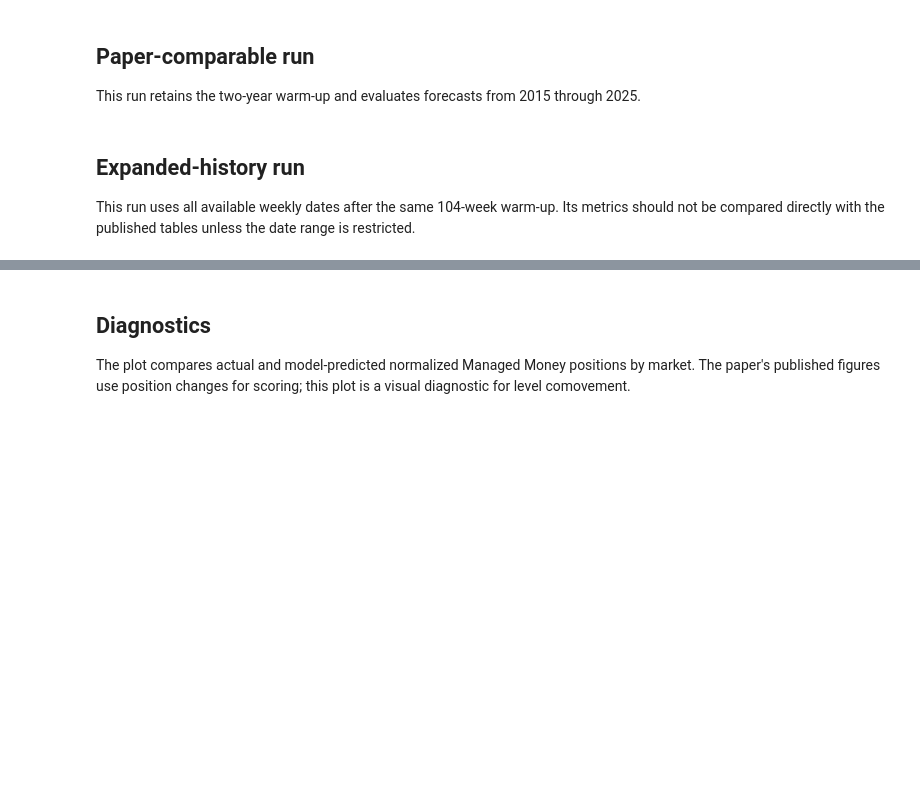
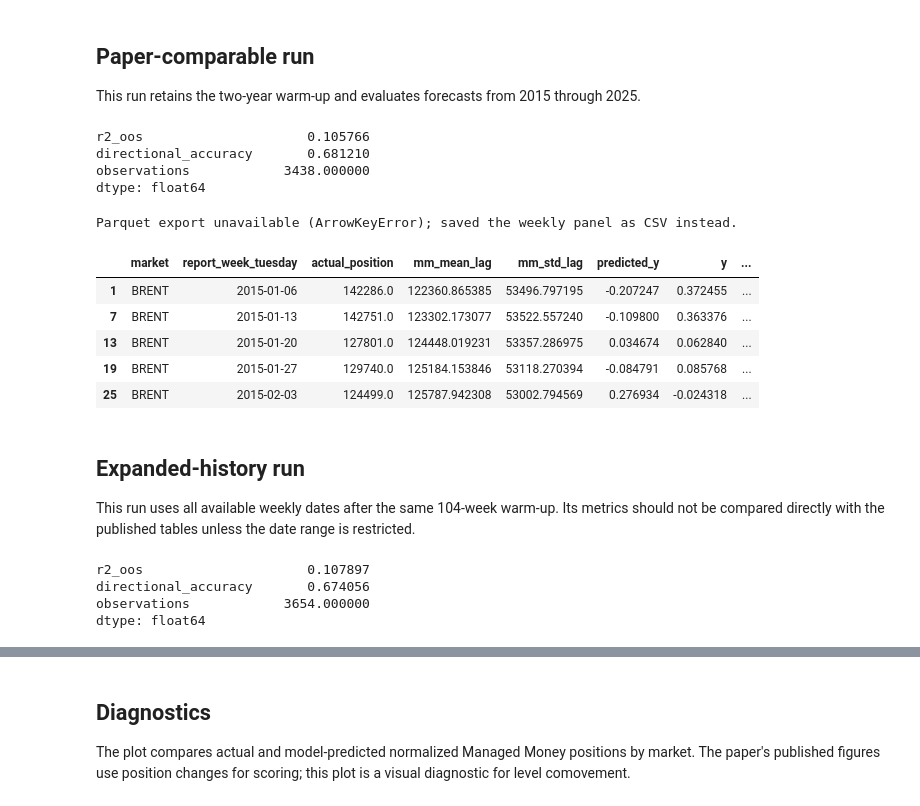
Before and after one commit to julienwax/Capstone, a Jupyter notebook: paper_replication/notebooks/replicate_insight_177.ipynb, the cells around one changed output, grey strips where cells are left out. Saved outputs shown, nothing was run; the diff lists cells and outputs as text; code cells hidden in the pictures; blank space fills up the shorter version.

```diff
--- a/paper_replication/notebooks/replicate_insight_177.ipynb
+++ b/paper_replication/notebooks/replicate_insight_177.ipynb
@@ -7,13 +7,20 @@ The OOS protocol follows Insight 177: for each Tuesday evaluation date, the mode
 # %%
 from pathlib import Path
 import sys
+import importlib
 import pandas as pd
 import matplotlib.pyplot as plt
 
 PROJECT_ROOT = Path.cwd().resolve().parent if Path.cwd().name == 'notebooks' else Path.cwd().resolve()
 sys.path.insert(0, str(PROJECT_ROOT / 'src'))
 
-from paper_replication import ReplicationConfig, run_replication, MARKETS
+import paper_replication
+import paper_replication.data as data_module
+import paper_replication.evaluate as evaluate_module
+importlib.reload(data_module)
+evaluate_module = importlib.reload(evaluate_module)
+from paper_replication import ReplicationConfig, MARKETS
+run_replication = evaluate_module.run_replication
 
 DATA_DIR = PROJECT_ROOT / 'data_required'
 OUTPUT_DIR = PROJECT_ROOT / 'outputs'
@@ -32,23 +43,45 @@ config
 
 This run retains the two-year warm-up and evaluates forecasts from 2015 through 2025.
 # %%
-paper_run = run_replication(config, expanded=False)
+paper_run = run_replication(config, expanded=False, progress=True)
 paper_metrics = paper_run['metrics']
 paper_metrics
+# %% [output]
+r2_oos                     0.105766
+directional_accuracy       0.681210
+observations            3438.000000
+dtype: float64
 # %%
 paper_predictions = paper_run['predictions']
 paper_predictions.to_csv(OUTPUT_DIR / 'model_predictions_paper_window.csv', index=False)
-paper_run['weekly_panel'].to_parquet(PROJECT_ROOT / 'derived' / 'weekly_features_paper_window.parquet', index=False)
+try:
+    paper_run['weekly_panel'].to_parquet(PROJECT_ROOT / 'derived' / 'weekly_features_paper_window.parquet', index=False)
+except Exception as parquet_error:
+    paper_run['weekly_panel'].to_csv(PROJECT_ROOT / 'derived' / 'weekly_features_paper_window.csv', index=False)
+    print(f'Parquet export unavailable ({type(parquet_error).__name__}); saved the weekly panel as CSV instead.')
 paper_metrics.to_csv(OUTPUT_DIR / 'metrics_paper_window.csv')
 paper_predictions.head()
+# %% [output]
+Parquet export unavailable (ArrowKeyError); saved the weekly panel as CSV instead.
+|  | market | report_week_tuesday | actual_position | mm_mean_lag | mm_std_lag | predicted_y | y | ... |
+| 1 | BRENT | 2015-01-06 | 142286.0 | 122360.865385 | 53496.797195 | -0.207247 | 0.372455 | ... |
+| 7 | BRENT | 2015-01-13 | 142751.0 | 123302.173077 | 53522.557240 | -0.109800 | 0.363376 | ... |
+| 13 | BRENT | 2015-01-20 | 127801.0 | 124448.019231 | 53357.286975 | 0.034674 | 0.062840 | ... |
+| 19 | BRENT | 2015-01-27 | 129740.0 | 125184.153846 | 53118.270394 | -0.084791 | 0.085768 | ... |
+| 25 | BRENT | 2015-02-03 | 124499.0 | 125787.942308 | 53002.794569 | 0.276934 | -0.024318 | ... |
 # %% [markdown]
 ## Expanded-history run
 
 This run uses all available weekly dates after the same 104-week warm-up. Its metrics should not be compared directly with the published tables unless the date range is restricted.
 # %%
-expanded_run = run_replication(config, expanded=True)
+expanded_run = run_replication(config, expanded=True, progress=True)
 expanded_metrics = expanded_run['metrics']
 expanded_metrics
+# %% [output]
+r2_oos                     0.107897
+directional_accuracy       0.674056
+observations            3654.000000
+dtype: float64
 # %%
 expanded_predictions = expanded_run['predictions']
 expanded_predictions.to_csv(OUTPUT_DIR / 'model_predictions_expanded.csv', index=False)
```
Also changed, not shown: parts of 5 cells of this notebook, 2 other files.
